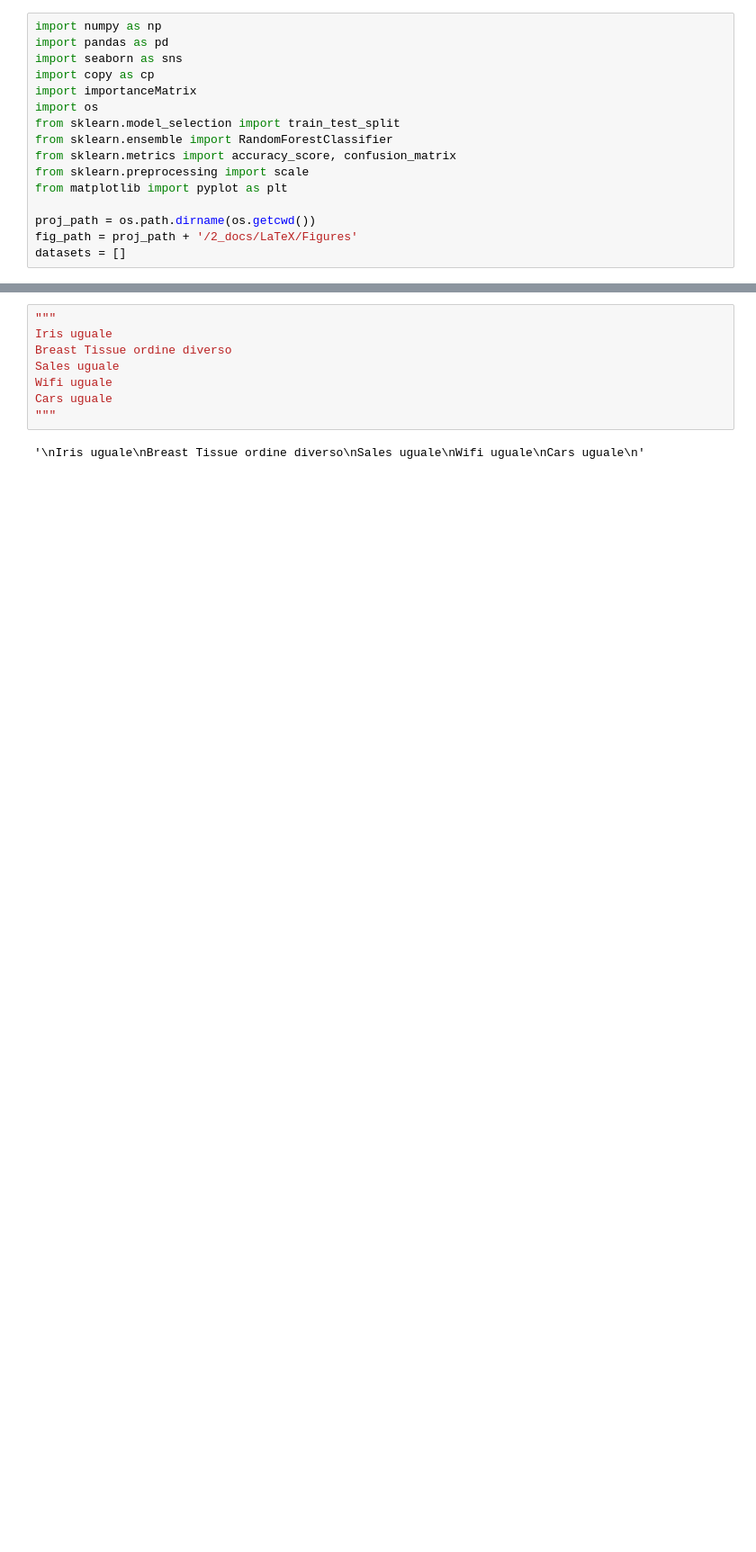
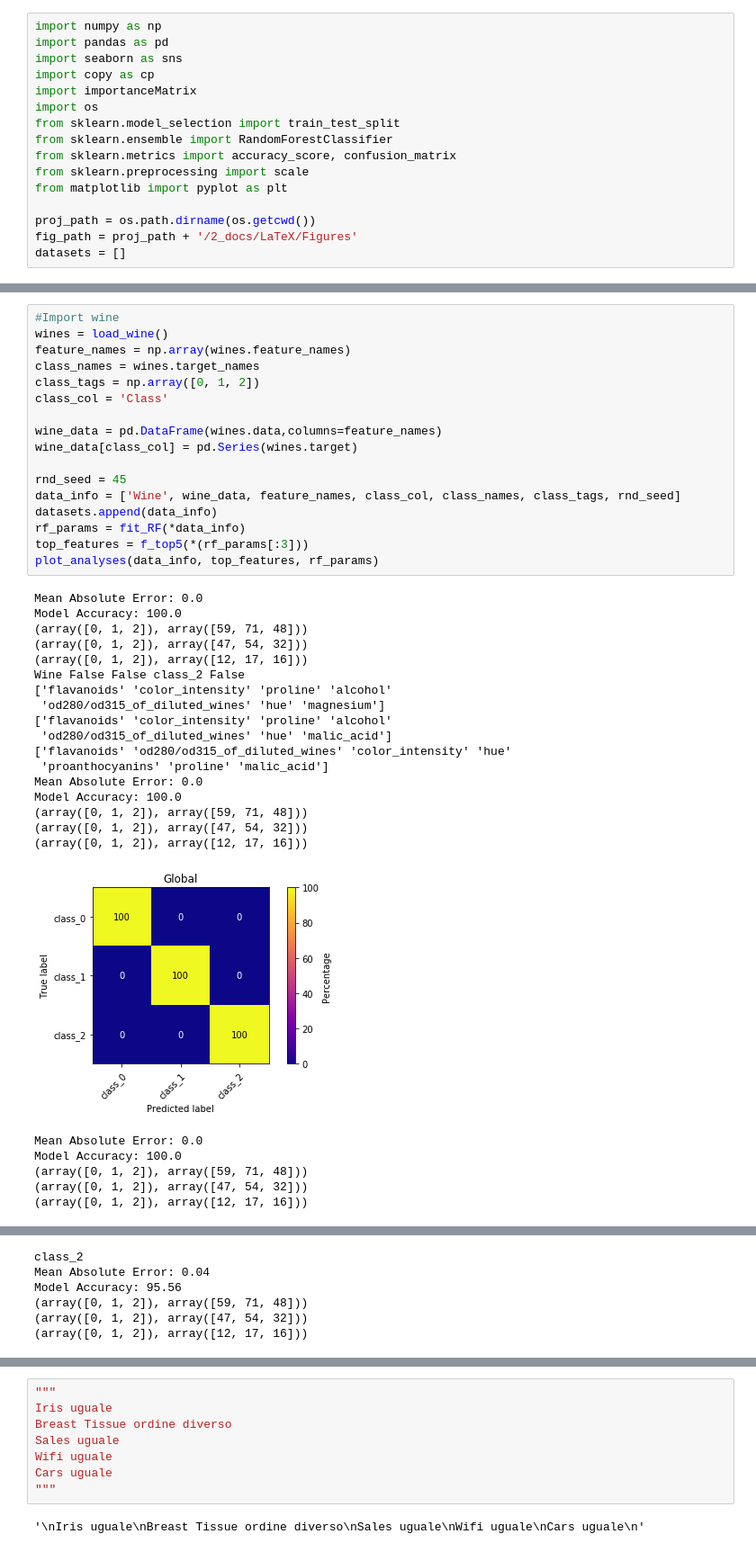
Before and after one commit to GiulioPr/Pcfi, a Jupyter notebook: 1_code/Feature_selection.ipynb, the cells around one changed output, grey strips where cells are left out. Shown at 90% size. Drawn from its saved outputs; the diff is of its cells as text; blank space fills up the shorter version.

```diff
--- a/1_code/Feature_selection.ipynb
+++ b/1_code/Feature_selection.ipynb
@@ -173,0 +265,41 @@ datasets.append(['Wine', wine_data, feature_names, class_col, class_names, class
+# %%
+#Import wine
+wines = load_wine()
+feature_names = np.array(wines.feature_names)
+class_names = wines.target_names
+class_tags = np.array([0, 1, 2])
+class_col = 'Class'
+
+wine_data = pd.DataFrame(wines.data,columns=feature_names)
+wine_data[class_col] = pd.Series(wines.target)
+
+rnd_seed = 45
+data_info = ['Wine', wine_data, feature_names, class_col, class_names, class_tags, rnd_seed]
+datasets.append(data_info)
+rf_params = fit_RF(*data_info)
+top_features = f_top5(*(rf_params[:3]))
+plot_analyses(data_info, top_features, rf_params)
+# %% [output]
+Mean Absolute Error: 0.0
+Model Accuracy: 100.0
+(array([0, 1, 2]), array([59, 71, 48]))
+(array([0, 1, 2]), array([47, 54, 32]))
+(array([0, 1, 2]), array([12, 17, 16]))
+Wine False False class_2 False
+['flavanoids' 'color_intensity' 'proline' 'alcohol'
+ 'od280/od315_of_diluted_wines' 'hue' 'magnesium']
+['flavanoids' 'color_intensity' 'proline' 'alcohol'
+ 'od280/od315_of_diluted_wines' 'hue' 'malic_acid']
+['flavanoids' 'od280/od315_of_diluted_wines' 'color_intensity' 'hue'
+ 'proanthocyanins' 'proline' 'malic_acid']
+Mean Absolute Error: 0.0
+Model Accuracy: 100.0
+(array([0, 1, 2]), array([59, 71, 48]))
+(array([0, 1, 2]), array([47, 54, 32]))
+(array([0, 1, 2]), array([12, 17, 16]))
+[figure, added]
+Mean Absolute Error: 0.0
+Model Accuracy: 100.0
+(array([0, 1, 2]), array([59, 71, 48]))
+(array([0, 1, 2]), array([47, 54, 32]))
+(array([0, 1, 2]), array([12, 17, 16]))
@@ -173,0 +307,6 @@ datasets.append(['Wine', wine_data, feature_names, class_col, class_names, class
+class_2
+Mean Absolute Error: 0.04
+Model Accuracy: 95.56
+(array([0, 1, 2]), array([59, 71, 48]))
+(array([0, 1, 2]), array([47, 54, 32]))
+(array([0, 1, 2]), array([12, 17, 16]))
```
Also changed, not shown: parts of 16 cells of this notebook, 1 other file.
